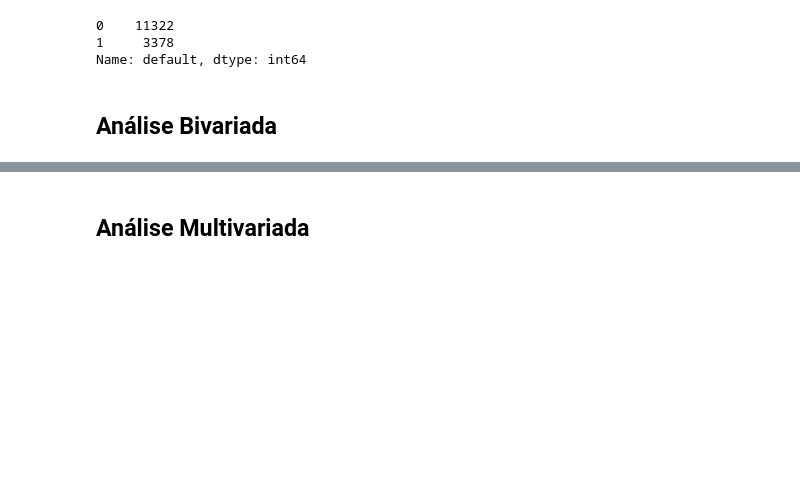
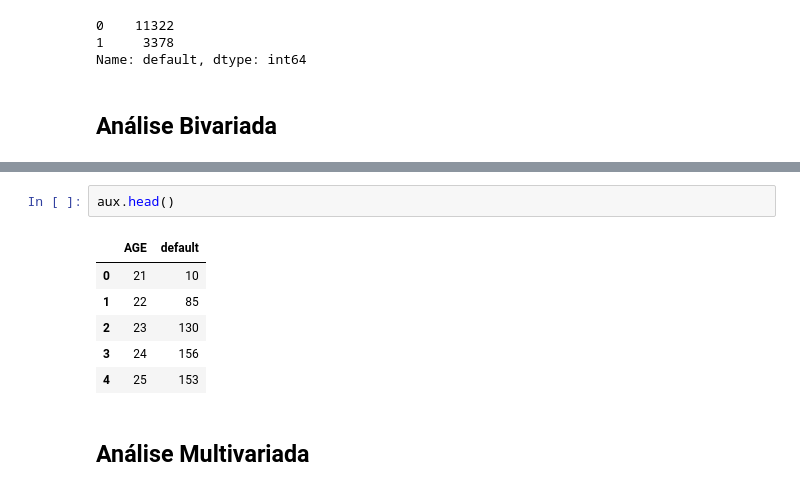
Before and after one commit to erickfog/CreditScoreProject, a Jupyter notebook: v0 - credit_scoring.ipynb, the cells around one changed output, grey strips where cells are left out. Saved outputs shown, nothing was run; the diff lists cells and outputs as text; blank space fills up the shorter version.

```diff
--- a/v0 - credit_scoring.ipynb
+++ b/v0 - credit_scoring.ipynb
@@ -338,3 +347,12 @@ Name: default, dtype: int64
+# %%
+aux.head()
+# %% [output]
+|  | AGE | default |
+| 0 | 21 | 10 |
+| 1 | 22 | 85 |
+| 2 | 23 | 130 |
+| 3 | 24 | 156 |
+| 4 | 25 | 153 |
 # %% [markdown]
 ## Análise Multivariada
 # %% [markdown]
```
Also changed, not shown: parts of 14 cells of this notebook, 5 other files.
